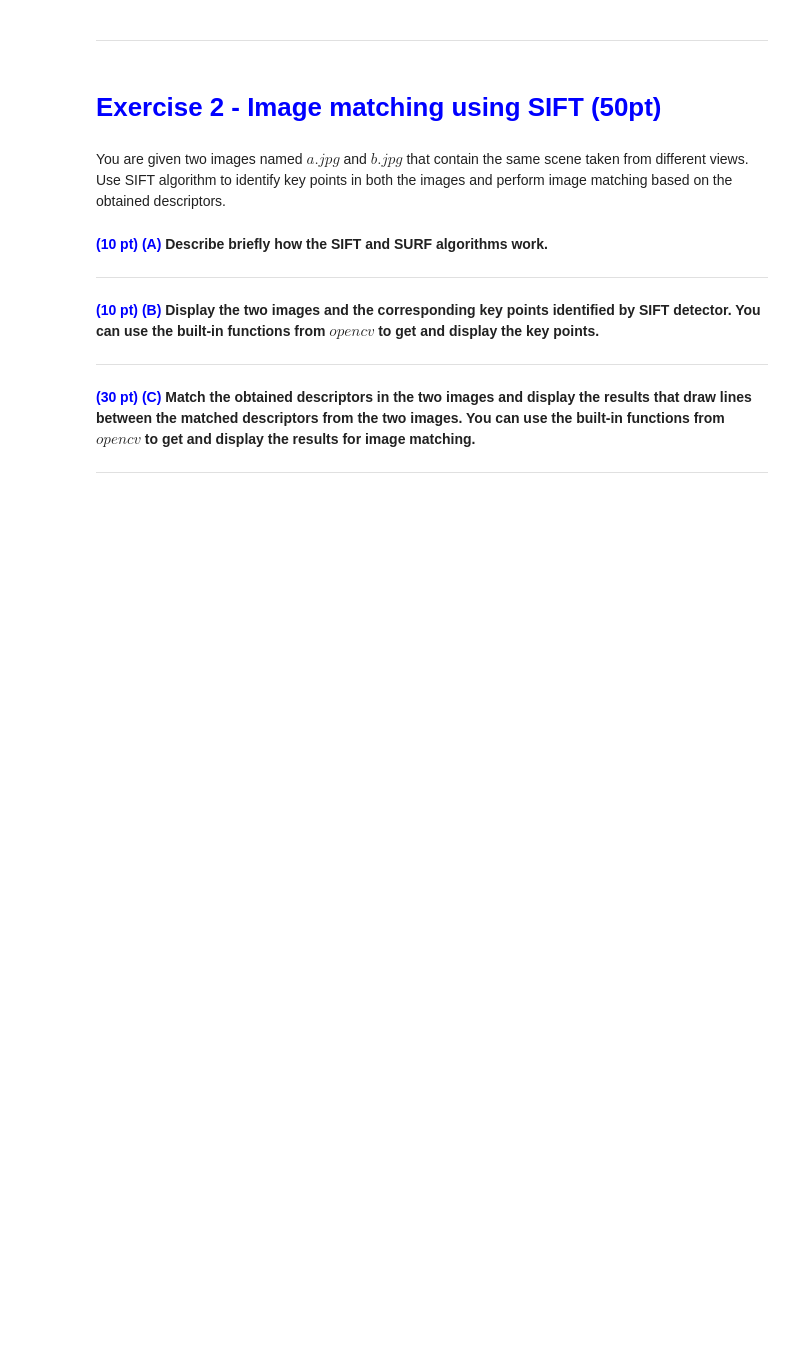
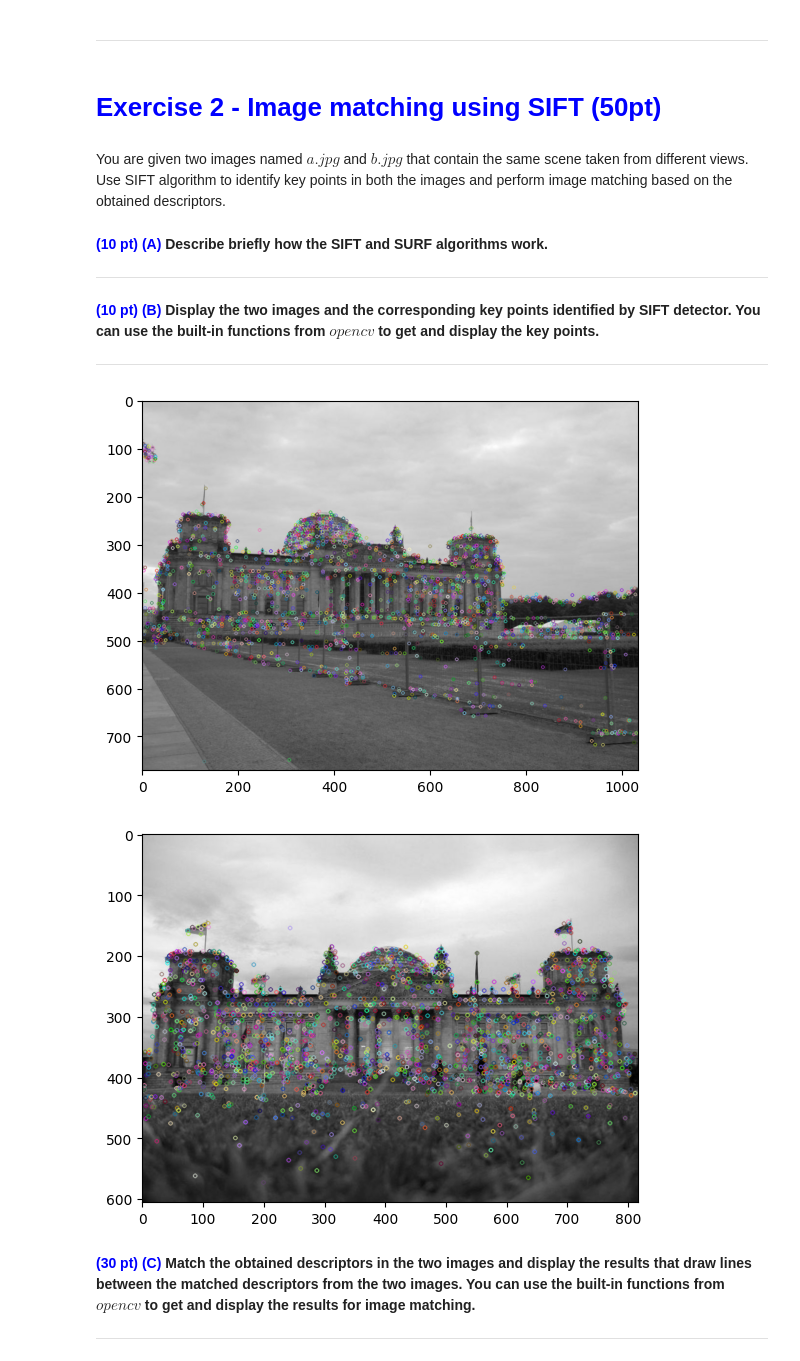
Before and after one commit to mvasselt2006/PR, a Jupyter notebook: Lab1/Elsjan_Asselt_6.ipynb, the cells around one changed output. Saved outputs shown, nothing was run; the diff lists cells and outputs as text; code cells hidden in the pictures; blank space fills up the shorter version.

```diff
--- a/Lab1/Elsjan_Asselt_6.ipynb
+++ b/Lab1/Elsjan_Asselt_6.ipynb
@@ -273,6 +296,39 @@ You are given two images named $a.jpg$ and $b.jpg$ that contain the same scene t
 <span style="color:blue"> **(10 pt) (B)** </span>  **Display the two images and the corresponding key points identified by SIFT detector. You can use the built-in functions from $opencv$ to get and display the key points.**
 
 <hr>
+# %%
+imgA = cv.imread("a.jpg")
+imgB = cv.imread("b.jpg")
+greyA = cv.cvtColor(imgA, cv.COLOR_BGR2GRAY)
+greyB = cv.cvtColor(imgB, cv.COLOR_BGR2GRAY)
+
+sift = cv.SIFT_create()
+
+kpA, desA = sift.detectAndCompute(greyA, None)
+kpB, desB = sift.detectAndCompute(greyB, None)
+
+imgA = cv.drawKeypoints(greyA, kpA, imgA)
+imgB = cv.drawKeypoints(greyB, kpB, imgB)
+
+
+
+# sift = cv.SIFT_create()
+
+
+
+# cv.imwrite('A_keypoints.jpg', imgA)
+# cv.imwrite('B_keypoints.jpg', imgB)
+
+plt.figure()
+plt.imshow(imgA)
+plt.show()
+
+plt.figure()
+plt.imshow(imgB)
+plt.show()
+# %% [output]
+[figure, added]
+[figure, added]
 # %% [markdown]
 <span style="color:blue"> **(30 pt) (C)** </span> **Match the obtained descriptors in the two images and display the results that draw lines between the matched descriptors from the two images. You can use the built-in functions from $opencv$ to get and display the results for image matching.**
 
```
Also changed, not shown: parts of 9 cells of this notebook.
